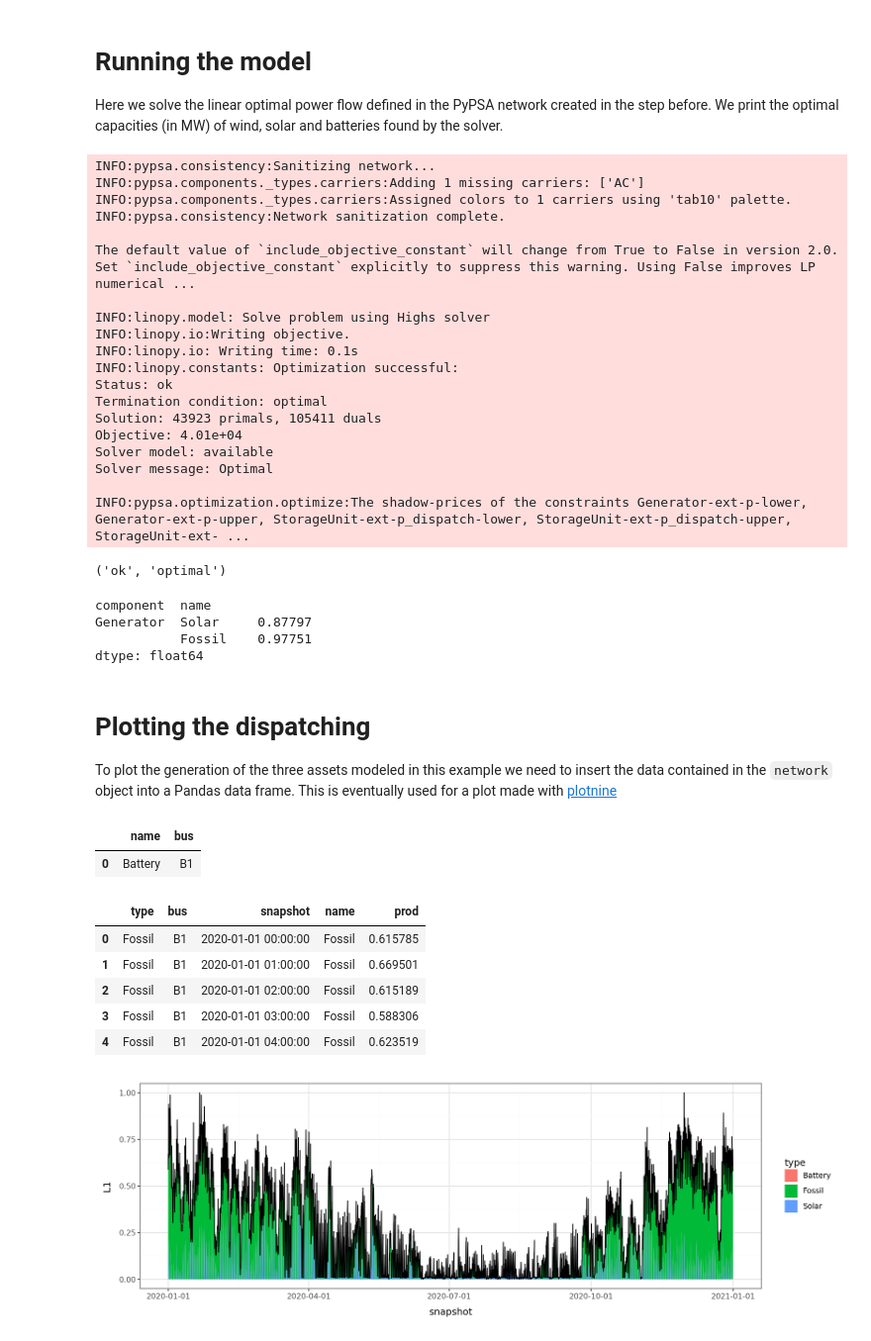
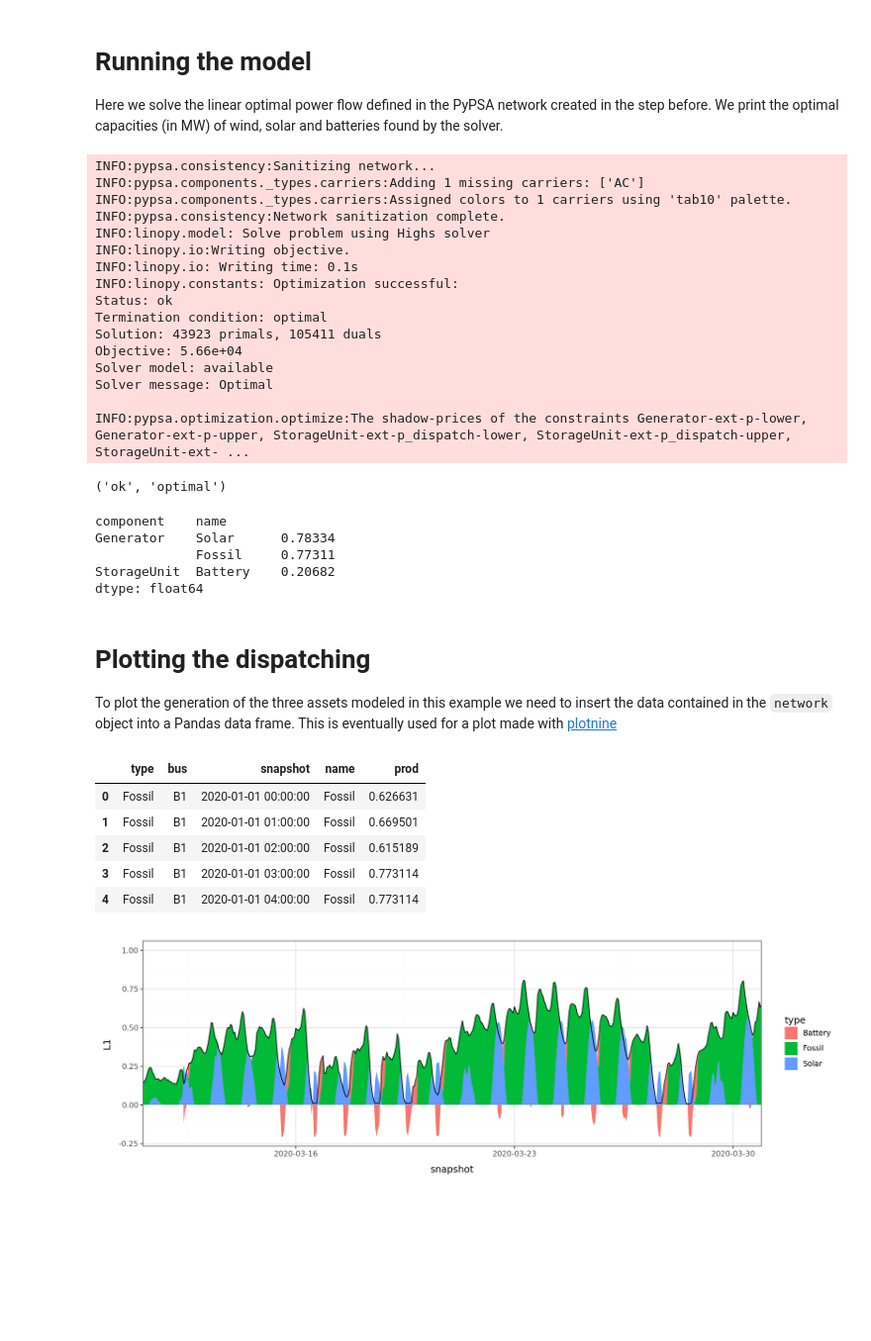
Before and after one commit to matteodefelice/energy-climate-cookbook, a Jupyter notebook: notebooks/2026.model_with_zarr.ipynb, the cells around one changed output. Shown at 99% size. Saved outputs shown, nothing was run; the diff lists cells and outputs as text; code cells hidden in the pictures; blank space fills up the shorter version.

Commit message:
edited notebook, improved plots

```diff
--- a/notebooks/2026.model_with_zarr.ipynb
+++ b/notebooks/2026.model_with_zarr.ipynb
@@ -119,7 +119,7 @@ network.add("Generator", "Solar",
 
 network.add("Generator", "Fossil",
             bus="B1",
-            capital_cost = 40_000,
+            capital_cost = 60_000,
             marginal_cost = 0.05,
             p_nom_extendable = True)
 
@@ -127,8 +127,8 @@ network.add("StorageUnit", "Battery",
             bus="B1",
             capital_cost = 45_000,
             marginal_cost = 0.01,
-            efficiency_store = 0.9,
-            efficiency_dispatch = 0.9,
+            efficiency_store = 0.95,
+            efficiency_dispatch = 0.95,
             max_hours = 3,
             p_nom_extendable = True
             )
@@ -147,9 +147,6 @@ INFO:pypsa.consistency:Sanitizing network...
 INFO:pypsa.components._types.carriers:Adding 1 missing carriers: ['AC']
 INFO:pypsa.components._types.carriers:Assigned colors to 1 carriers using 'tab10' palette.
 INFO:pypsa.consistency:Network sanitization complete.
-
-The default value of `include_objective_constant` will change from True to False in version 2.0. Set `include_objective_constant` explicitly to suppress this warning. Using False improves LP numerical ...
-
 INFO:linopy.model: Solve problem using Highs solver
 INFO:linopy.io:Writing objective.
 INFO:linopy.io: Writing time: 0.1s
@@ -157,7 +154,7 @@ INFO:linopy.constants: Optimization successful:
 Status: ok
 Termination condition: optimal
 Solution: 43923 primals, 105411 duals
-Objective: 4.01e+04
+Objective: 5.66e+04
 Solver model: available
 Solver message: Optimal
 
@@ -166,18 +163,14 @@ INFO:pypsa.optimization.optimize:The shadow-prices of the constraints Generator-
 # %%
 network.statistics.optimal_capacity(components=["Generator", "StorageUnit"], groupby = False)
 # %% [output]
-component  name
-Generator  Solar     0.87797
-           Fossil    0.97751
+component    name
+Generator    Solar      0.78334
+             Fossil     0.77311
+StorageUnit  Battery    0.20682
 dtype: float64
 # %% [markdown]
 # Plotting the dispatching
 To plot the generation of the three assets modeled in this example we need to insert the data contained in the `network` object into a Pandas data frame. This is eventually used for a plot made with [plotnine](https://plotnine.readthedocs.io/en/stable/)
-# %%
-sto_list
-# %% [output]
-|  | name | bus |
-| 0 | Battery | B1 |
 # %%
 gen_list = network.generators[['bus']].reset_index()
 gen_list['type'] = gen_list['name']
@@ -204,23 +197,27 @@ df = pd.concat([gen, sto])
 df.head()
 # %% [output]
 |  | type | bus | snapshot | name | prod |
-| 0 | Fossil | B1 | 2020-01-01 00:00:00 | Fossil | 0.615785 |
+| 0 | Fossil | B1 | 2020-01-01 00:00:00 | Fossil | 0.626631 |
 | 1 | Fossil | B1 | 2020-01-01 01:00:00 | Fossil | 0.669501 |
 | 2 | Fossil | B1 | 2020-01-01 02:00:00 | Fossil | 0.615189 |
-| 3 | Fossil | B1 | 2020-01-01 03:00:00 | Fossil | 0.588306 |
-| 4 | Fossil | B1 | 2020-01-01 04:00:00 | Fossil | 0.623519 |
+| 3 | Fossil | B1 | 2020-01-01 03:00:00 | Fossil | 0.773114 |
+| 4 | Fossil | B1 | 2020-01-01 04:00:00 | Fossil | 0.773114 |
 # %%
 import plotnine
 plotnine.options.figure_size = (12, 4)
 
 (
     plotnine.ggplot(pd.DataFrame(network.loads_t.p_set.L1).reset_index(), plotnine.aes(x='snapshot', y='L1')) +
     plotnine.geom_area(plotnine.aes(x = 'snapshot', y = 'prod', fill = 'type'), data= df) +
     plotnine.geom_line() +
-    plotnine.theme_bw()
+    plotnine.theme_bw() +
+    plotnine.coord_cartesian(xlim=(
+        pd.Timestamp('2020-03-12'),
+        pd.Timestamp('2020-03-30')
+    ))
 )
 # %% [output]
-[figure, old version]
+[figure, new version]
 # %%
 import matplotlib.pyplot as plt
 fig = plt.figure(figsize=(12, 4))
```
Also changed, not shown: parts of 2 cells of this notebook.
